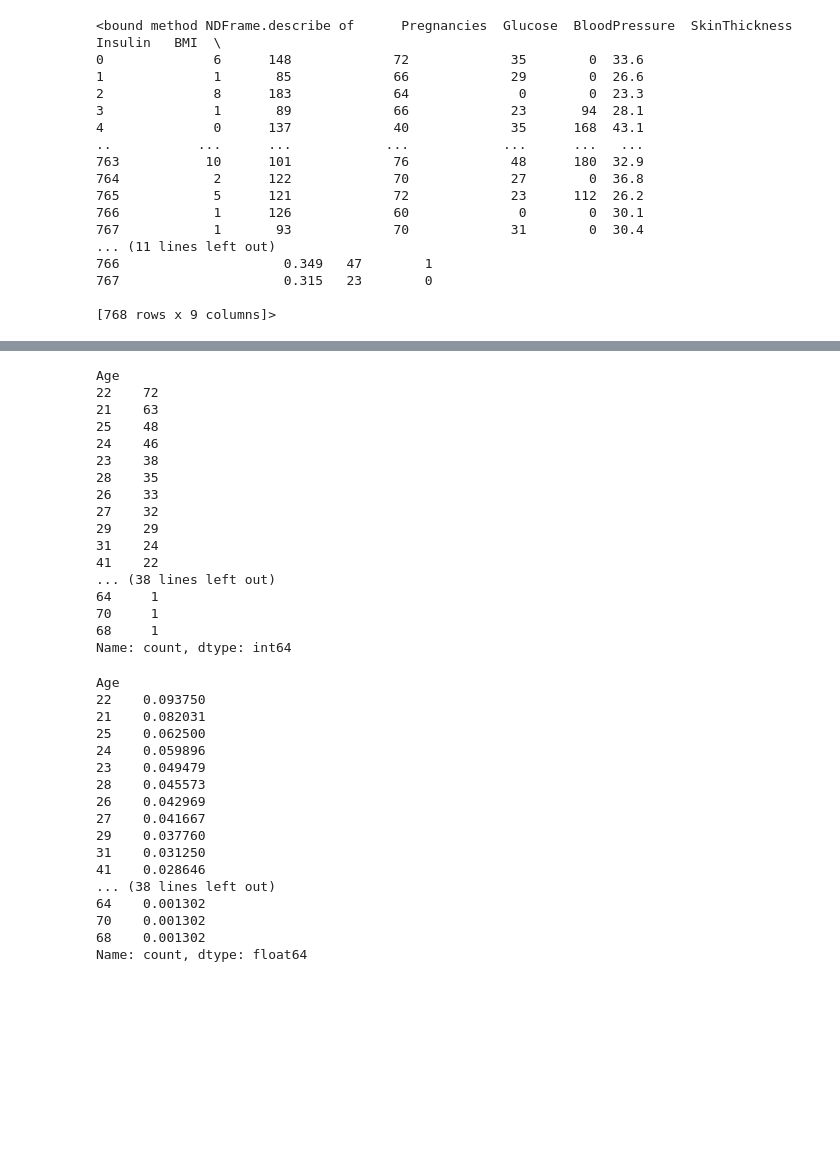
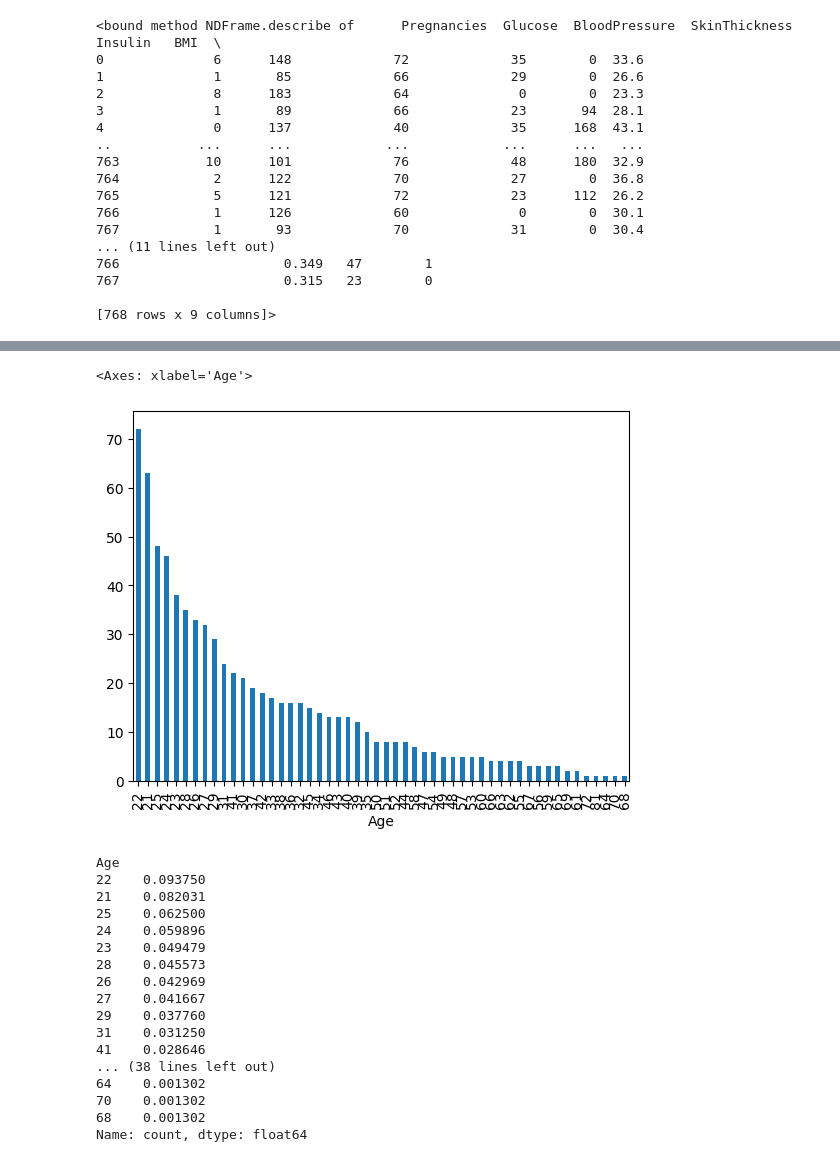
Before and after one commit to khyati999/Machine-Learning-and-Neural-Network-Programs, a Jupyter notebook: Lab_exp.ipynb, the cells around one changed output, grey strips where cells are left out. Saved outputs shown, nothing was run; the diff lists cells and outputs as text; code cells hidden in the pictures; blank space fills up the shorter version.

```diff
--- a/Lab_exp.ipynb
+++ b/Lab_exp.ipynb
@@ -103,23 +102,8 @@ my_data1["Age"].plot.hist(bins=6)
 # %%
-my_data1['Age'].value_counts()
+my_data1['Age'].value_counts().plot.bar()
 # %% [output]
-Age
-22    72
-21    63
-25    48
-24    46
-23    38
-28    35
-26    33
-27    32
-29    29
-31    24
-41    22
-... (38 lines left out)
-64     1
-70     1
-68     1
-Name: count, dtype: int64
+<Axes: xlabel='Age'>
+[figure, added]
 # %%
 my_data1['Age'].value_counts()/len(my_data1['Age'])
 # %% [output]
```
Also changed, not shown: parts of 4 cells of this notebook, 2 other files.
